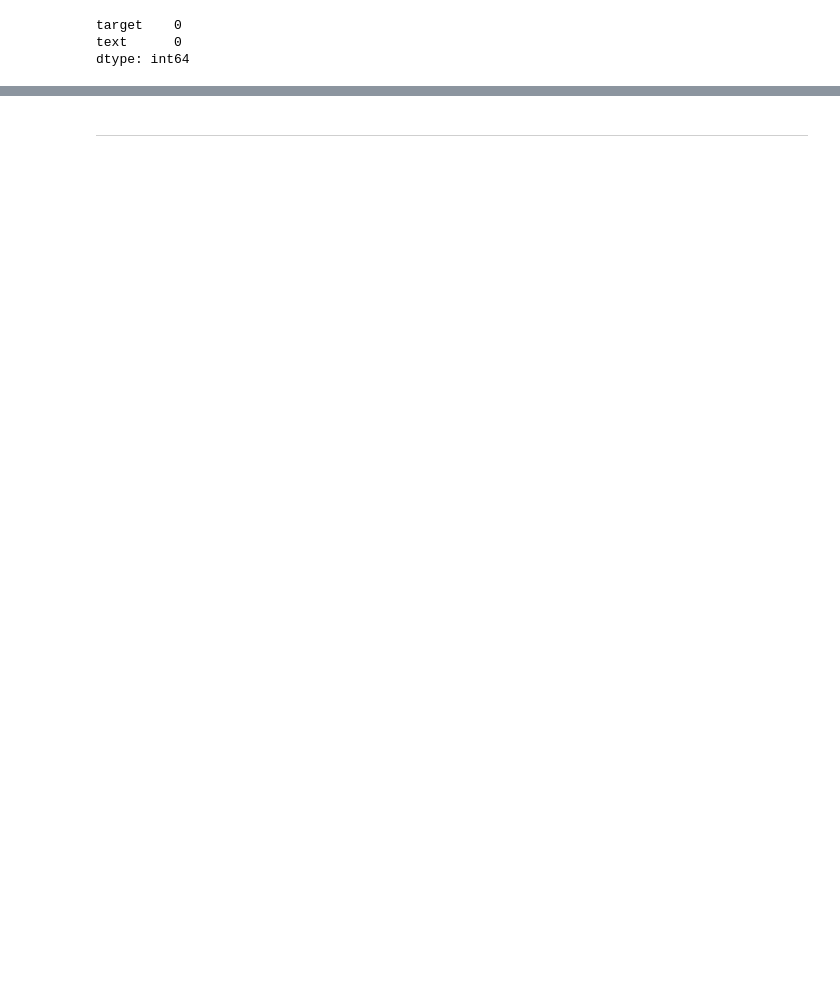
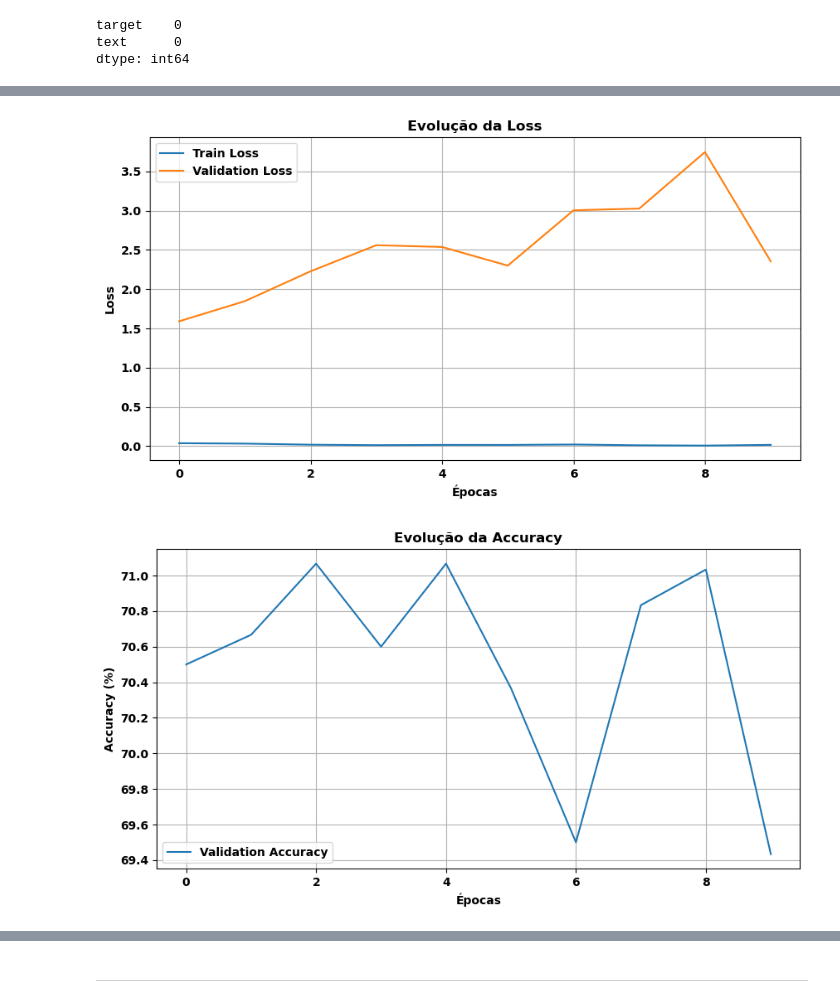
Before and after one commit to pereiranuno/deep_learning, a Jupyter notebook: Deep_Learning_Project-Student.ipynb, the cells around one changed output, grey strips where cells are left out. Saved outputs shown, nothing was run; the diff lists cells and outputs as text; code cells hidden in the pictures; blank space fills up the shorter version.

```diff
--- a/Deep_Learning_Project-Student.ipynb
+++ b/Deep_Learning_Project-Student.ipynb
@@ -707,5 +699,5 @@ twitter_df.sample(10)
 # %%
-twitter_df= twitter_df.sample(frac=1)
+twitter_df= twitter_df.sample(frac=0.1)
 # %%
 print(twitter_df.isnull().sum())
 # %% [output]
@@ -899,0 +975,4 @@ Treino concluído! 🚀
+# %%
+train_losses, valid_losses, valid_accuracies = train_and_evaluate(
+    model, train_loader, valid_loader, optimizer, criterion, device, epochs=10
+)
@@ -899,0 +997,38 @@ Treino concluído! 🚀
+# %%
+import matplotlib.pyplot as plt
+
+def plot_training_curves(train_losses, valid_losses, valid_accuracies):
+    """
+    Função para plotar a evolução da Loss e da Accuracy durante o treino.
+
+    Argumentos:
+        train_losses (list): Lista com os valores da loss de treino por época.
+        valid_losses (list): Lista com os valores da loss de validação por época.
+        valid_accuracies (list): Lista com os valores da accuracy de validação por época (em formato decimal, entre 0 e 1).
+    """
+
+    # Gráfico da Loss
+    plt.figure(figsize=(10,5))
+    plt.plot(train_losses, label='Train Loss')
+    plt.plot(valid_losses, label='Validation Loss')
+    plt.title('Evolução da Loss')
+    plt.xlabel('Épocas')
+    plt.ylabel('Loss')
+    plt.legend()
+    plt.grid(True)
+    plt.show()
+
+    # Gráfico da Accuracy
+    plt.figure(figsize=(10,5))
+    plt.plot([acc*100 for acc in valid_accuracies], label='Validation Accuracy')
+    plt.title('Evolução da Accuracy')
+    plt.xlabel('Épocas')
+    plt.ylabel('Accuracy (%)')
+    plt.legend()
+    plt.grid(True)
+    plt.show()
+# %%
+plot_training_curves(train_losses, valid_losses, valid_accuracies)
+# %% [output]
+[figure, added]
+[figure, added]
```
Also changed, not shown: parts of 24 cells of this notebook.
